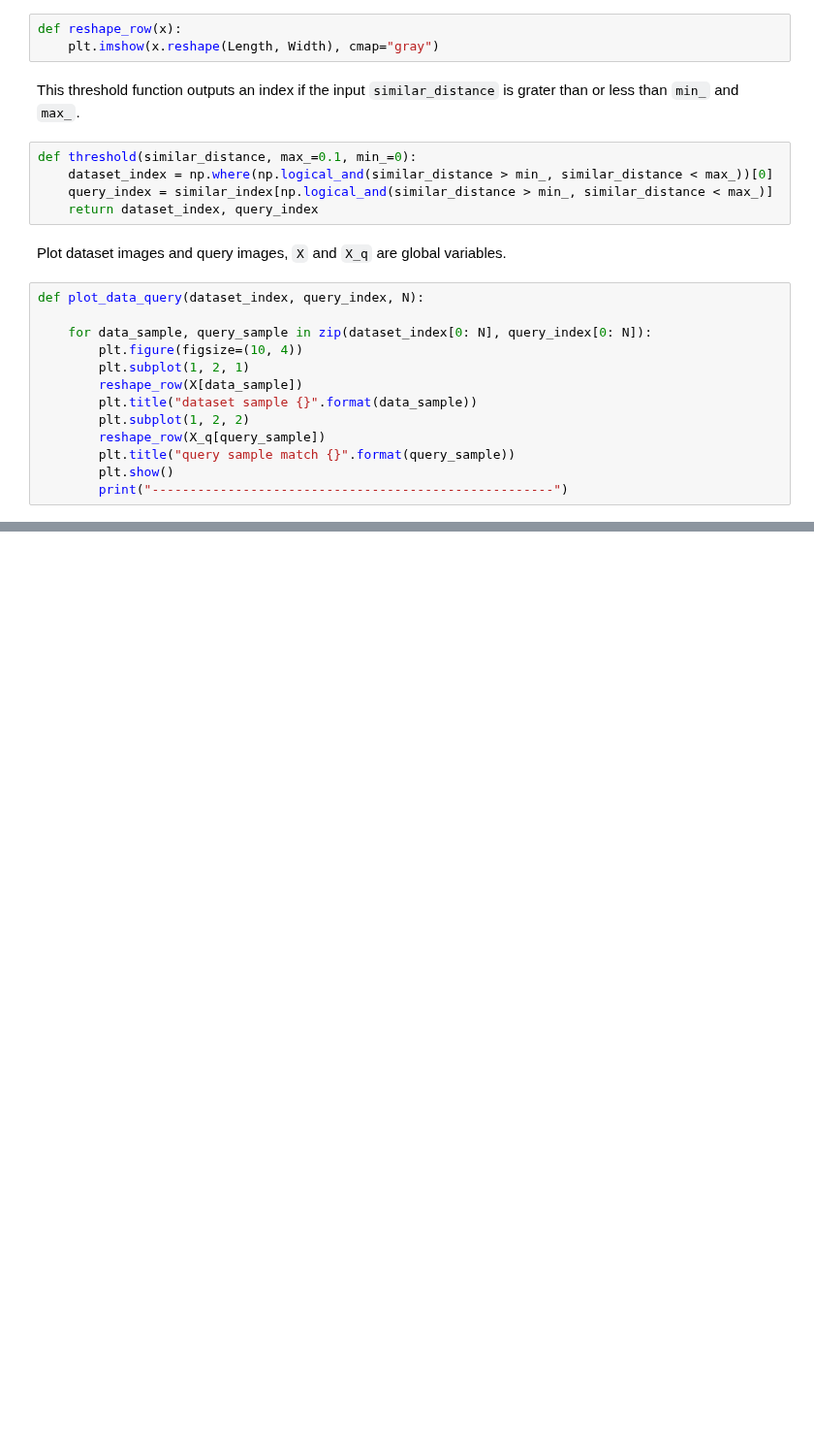
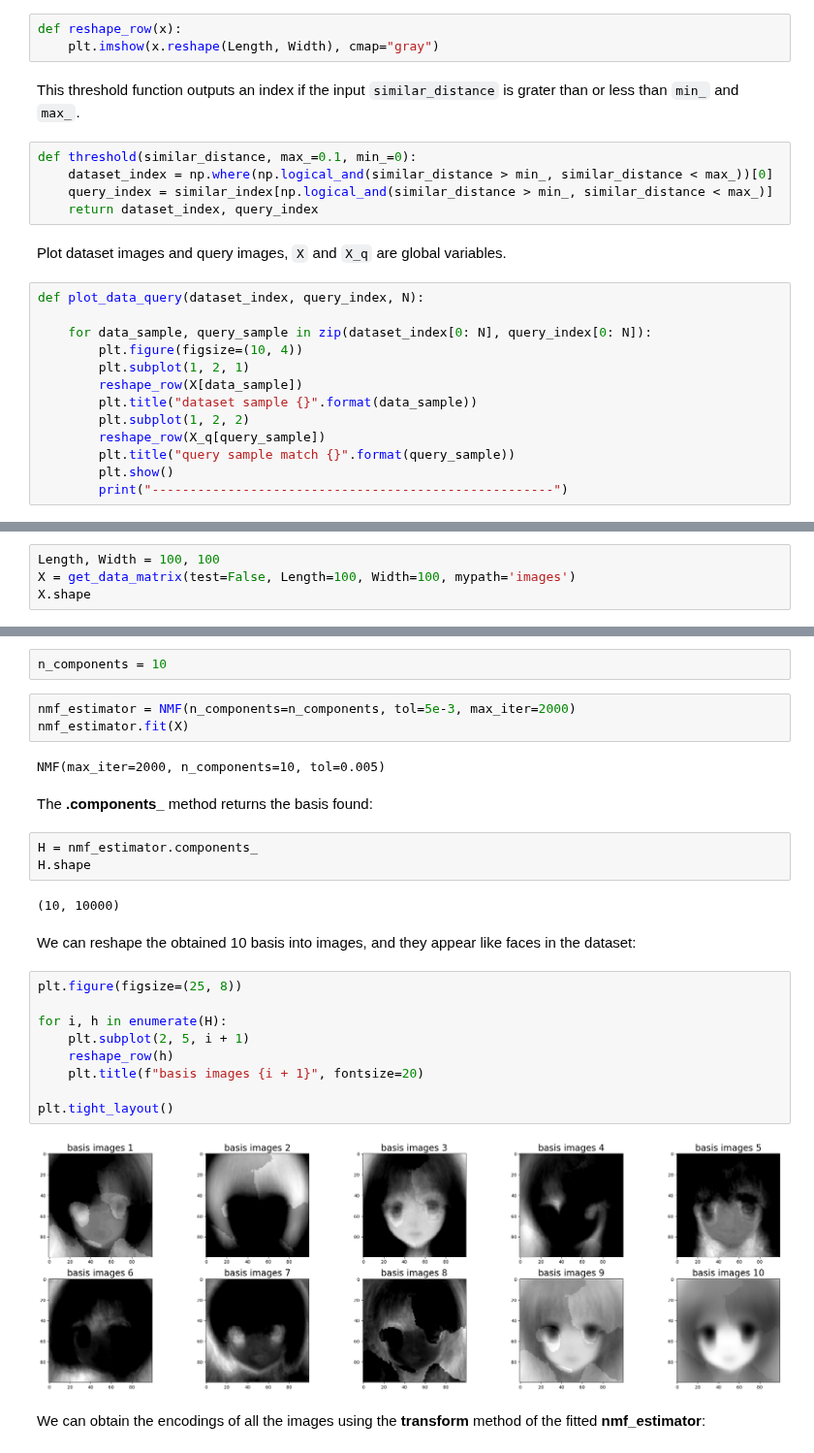
Before and after one commit to Mark-Barbaric/IBM_Machine_Learning_Certificate, a Jupyter notebook: Unsupervised_Machine_Learning/week6/non_negative_matrix_factorization_lab.ipynb, the cells around one changed output, grey strips where cells are left out. Shown at 97% size. Drawn from its saved outputs; the diff is of its cells as text; blank space fills up the shorter version.

```diff
--- a/Unsupervised_Machine_Learning/week6/non_negative_matrix_factorization_lab.ipynb
+++ b/Unsupervised_Machine_Learning/week6/non_negative_matrix_factorization_lab.ipynb
@@ -140,0 +159,4 @@ def plot_data_query(dataset_index, query_index, N):
+# %%
+Length, Width = 100, 100
+X = get_data_matrix(test=False, Length=100, Width=100, mypath='images')
+X.shape
@@ -140,0 +177,29 @@ def plot_data_query(dataset_index, query_index, N):
+# %%
+n_components = 10
+# %%
+nmf_estimator = NMF(n_components=n_components, tol=5e-3, max_iter=2000)
+nmf_estimator.fit(X)
+# %% [output]
+NMF(max_iter=2000, n_components=10, tol=0.005)
+# %% [markdown]
+The **.components_** method returns the basis found:
+# %%
+H = nmf_estimator.components_
+H.shape
+# %% [output]
+(10, 10000)
+# %% [markdown]
+We can reshape the obtained 10 basis into images, and they appear like faces in the dataset:
+# %%
+plt.figure(figsize=(25, 8))
+
+for i, h in enumerate(H):
+    plt.subplot(2, 5, i + 1)
+    reshape_row(h)
+    plt.title(f"basis images {i + 1}", fontsize=20)
+
+plt.tight_layout()
+# %% [output]
+[figure, added]
+# %% [markdown]
+We can obtain the encodings of all the images using the **transform** method of the fitted **nmf_estimator**:
```
Also changed, not shown: parts of 24 cells of this notebook.
